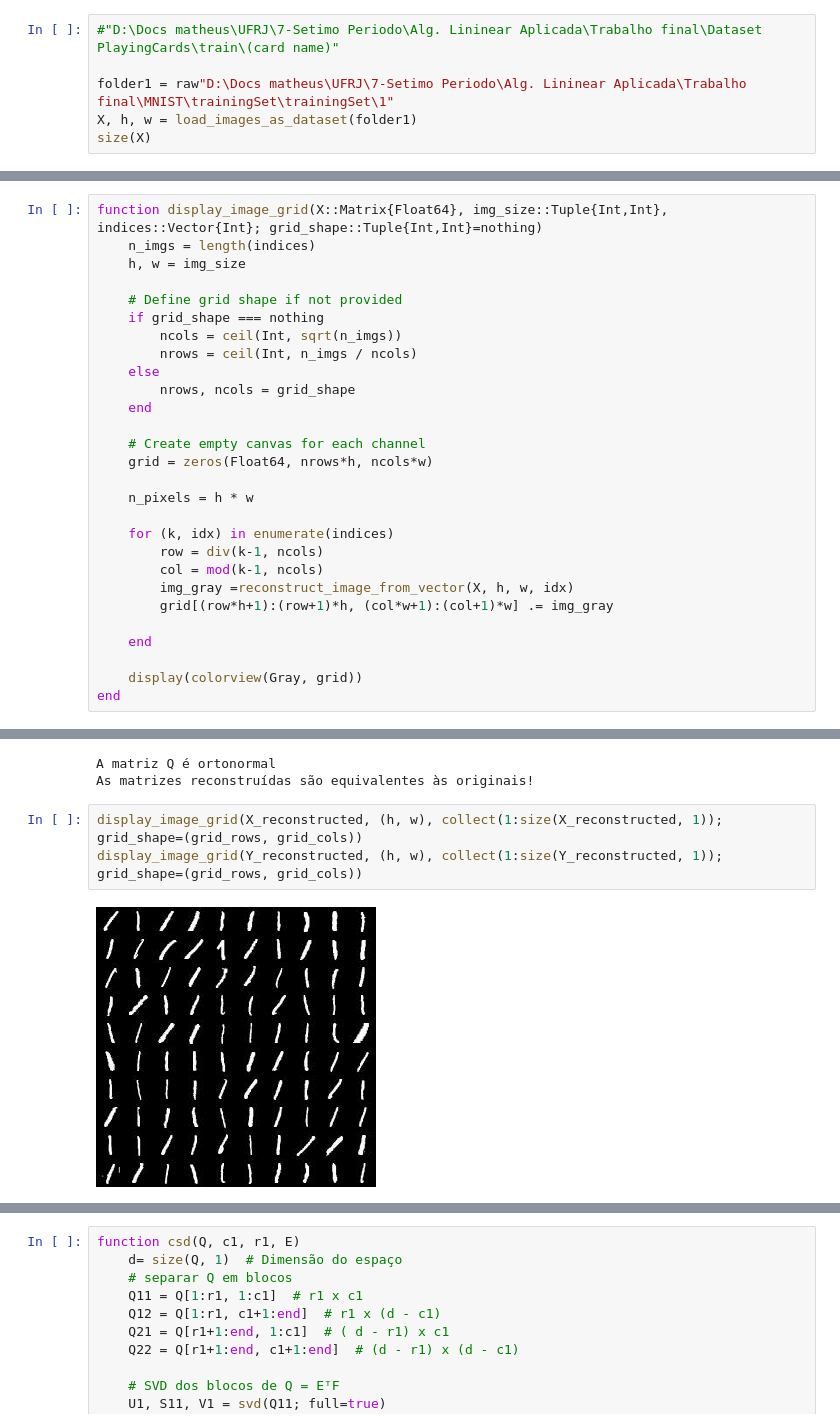
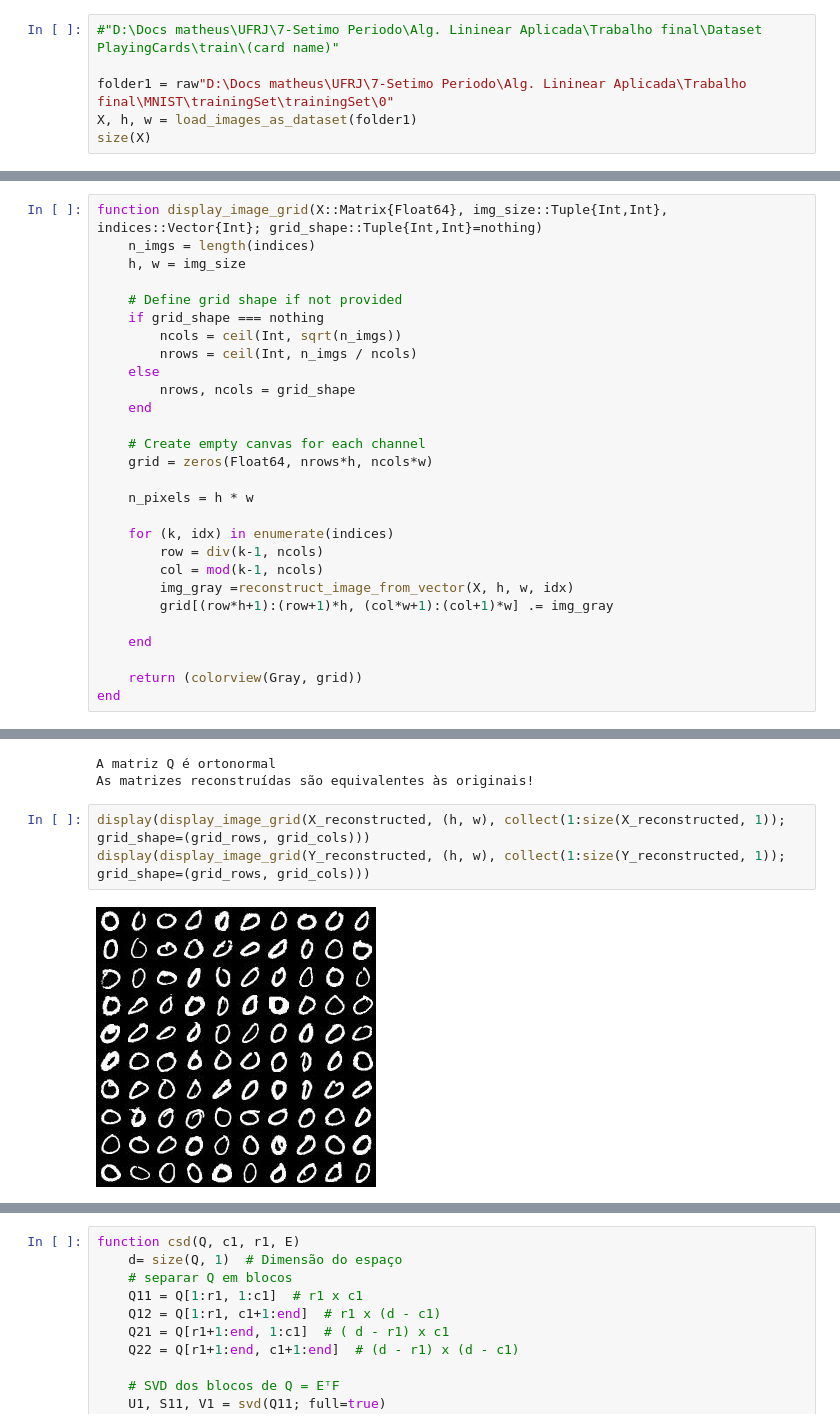
Before and after one commit to MDuqi/CSD-of-subspaces, a Jupyter notebook: Datasets Analyses with CSD.ipynb, the cells around one changed output, grey strips where cells are left out. Drawn from its saved outputs; the diff is of its cells as text.

```diff
--- a/Datasets Analyses with CSD.ipynb
+++ b/Datasets Analyses with CSD.ipynb
@@ -145,7 +145,7 @@ reconstruct_image_from_vector (generic function with 1 method)
 # %%
 #"D:\Docs matheus\UFRJ\7-Setimo Periodo\Alg. Lininear Aplicada\Trabalho final\Dataset PlayingCards\train\(card name)"
 
-folder1 = raw"D:\Docs matheus\UFRJ\7-Setimo Periodo\Alg. Lininear Aplicada\Trabalho final\MNIST\trainingSet\trainingSet\1"
+folder1 = raw"D:\Docs matheus\UFRJ\7-Setimo Periodo\Alg. Lininear Aplicada\Trabalho final\MNIST\trainingSet\trainingSet\0"
 X, h, w = load_images_as_dataset(folder1)
 size(X)
 # %% [output]
@@ -190,7 +190,7 @@ function display_image_grid(X::Matrix{Float64}, img_size::Tuple{Int,Int}, indice
 
     end
 
-    display(colorview(Gray, grid))
+    return (colorview(Gray, grid))
 end
 # %% [output]
 display_image_grid (generic function with 1 method)
@@ -298,10 +298,10 @@ end
 A matriz Q é ortonormal
 As matrizes reconstruídas são equivalentes às originais!
 # %%
-display_image_grid(X_reconstructed, (h, w), collect(1:size(X_reconstructed, 1)); grid_shape=(grid_rows, grid_cols))
-display_image_grid(Y_reconstructed, (h, w), collect(1:size(Y_reconstructed, 1)); grid_shape=(grid_rows, grid_cols))
+display(display_image_grid(X_reconstructed, (h, w), collect(1:size(X_reconstructed, 1)); grid_shape=(grid_rows, grid_cols)))
+display(display_image_grid(Y_reconstructed, (h, w), collect(1:size(Y_reconstructed, 1)); grid_shape=(grid_rows, grid_cols)))
 # %% [output]
-[figure, old version]
+[figure, new version]
 [figure]
 # %%
 function csd(Q, c1, r1, E)
```
Also changed, not shown: parts of 9 cells of this notebook, 2 other files.
